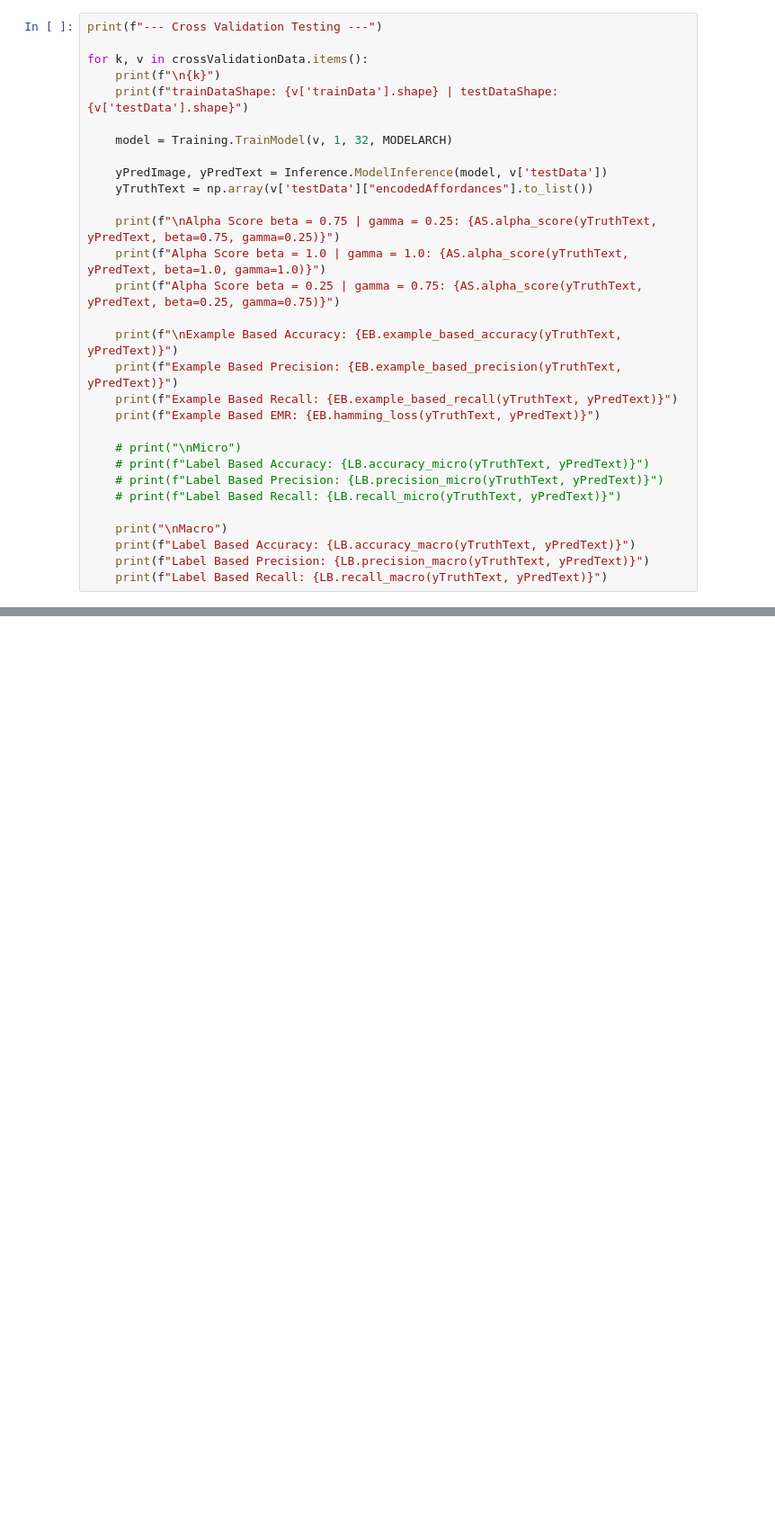
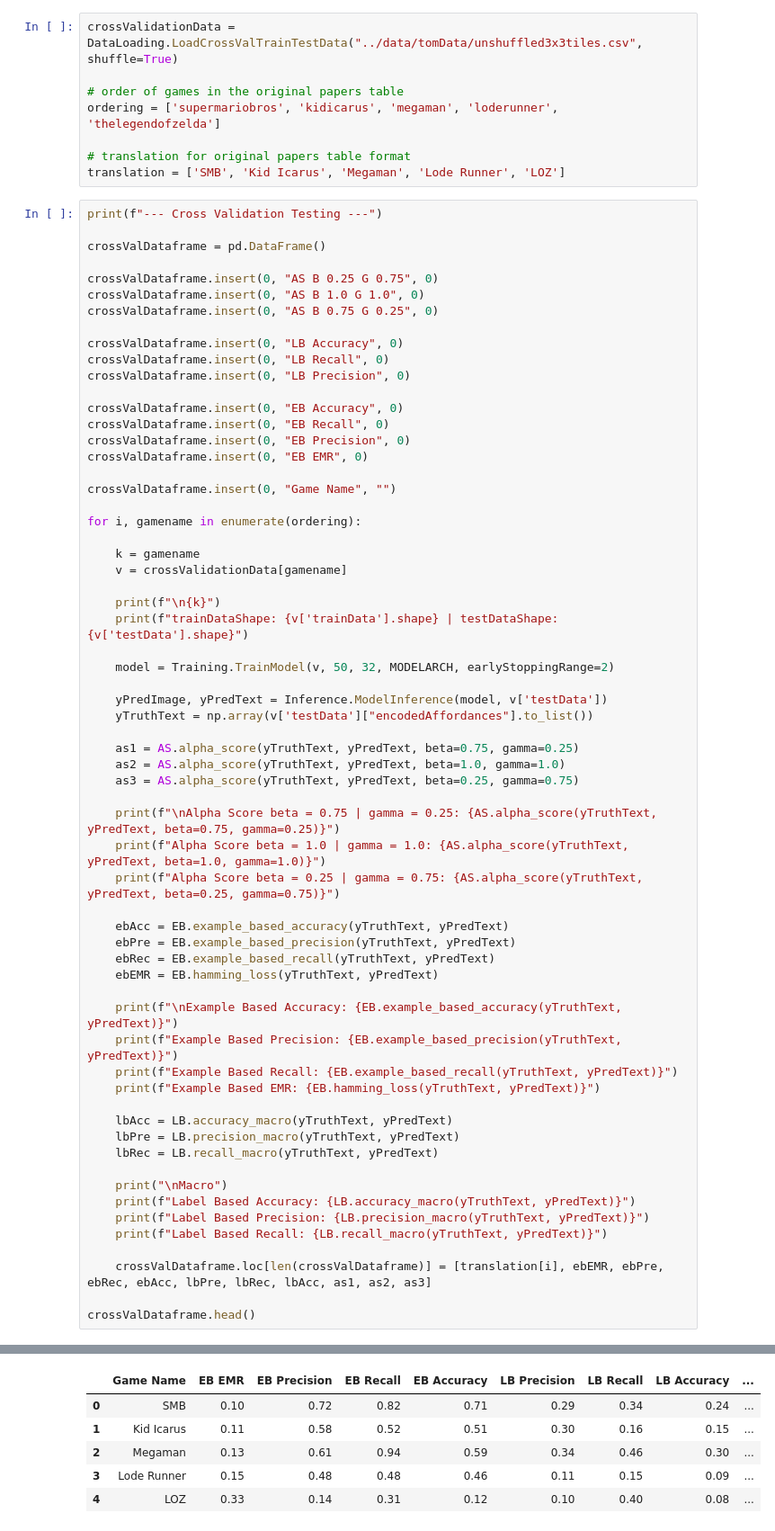
Before and after one commit to Surfytom/TileEmbeddingDissertation, a Jupyter notebook: srcTom/AutoEncoderCrossValidation.ipynb, the cells around one changed output, grey strips where cells are left out. Shown at 90% size. Cells and saved outputs as stored; diff of their text form; blank space fills up the shorter version.

```diff
--- a/srcTom/AutoEncoderCrossValidation.ipynb
+++ b/srcTom/AutoEncoderCrossValidation.ipynb
@@ -16,31 +15,72 @@ crossValidationData = DataLoading.LoadCrossValTrainTestData("../data/tomData/uns
+# %%
+crossValidationData = DataLoading.LoadCrossValTrainTestData("../data/tomData/unshuffled3x3tiles.csv", shuffle=True)
+
+# order of games in the original papers table
+ordering = ['supermariobros', 'kidicarus', 'megaman', 'loderunner', 'thelegendofzelda']
+
+# translation for original papers table format
+translation = ['SMB', 'Kid Icarus', 'Megaman', 'Lode Runner', 'LOZ']
 # %%
 print(f"--- Cross Validation Testing ---")
 
-for k, v in crossValidationData.items():
+crossValDataframe = pd.DataFrame()
+
+crossValDataframe.insert(0, "AS B 0.25 G 0.75", 0)
+crossValDataframe.insert(0, "AS B 1.0 G 1.0", 0)
+crossValDataframe.insert(0, "AS B 0.75 G 0.25", 0)
+
+crossValDataframe.insert(0, "LB Accuracy", 0)
+crossValDataframe.insert(0, "LB Recall", 0)
+crossValDataframe.insert(0, "LB Precision", 0)
+
+crossValDataframe.insert(0, "EB Accuracy", 0)
+crossValDataframe.insert(0, "EB Recall", 0)
+crossValDataframe.insert(0, "EB Precision", 0)
+crossValDataframe.insert(0, "EB EMR", 0)
+
+crossValDataframe.insert(0, "Game Name", "")
+
+for i, gamename in enumerate(ordering):
+
+    k = gamename
+    v = crossValidationData[gamename]
+
     print(f"\n{k}")
     print(f"trainDataShape: {v['trainData'].shape} | testDataShape: {v['testData'].shape}")
 
-    model = Training.TrainModel(v, 1, 32, MODELARCH)
+    model = Training.TrainModel(v, 50, 32, MODELARCH, earlyStoppingRange=2)
 
     yPredImage, yPredText = Inference.ModelInference(model, v['testData'])
     yTruthText = np.array(v['testData']["encodedAffordances"].to_list())
 
+    as1 = AS.alpha_score(yTruthText, yPredText, beta=0.75, gamma=0.25)
+    as2 = AS.alpha_score(yTruthText, yPredText, beta=1.0, gamma=1.0)
+    as3 = AS.alpha_score(yTruthText, yPredText, beta=0.25, gamma=0.75)
+
     print(f"\nAlpha Score beta = 0.75 | gamma = 0.25: {AS.alpha_score(yTruthText, yPredText, beta=0.75, gamma=0.25)}")
     print(f"Alpha Score beta = 1.0 | gamma = 1.0: {AS.alpha_score(yTruthText, yPredText, beta=1.0, gamma=1.0)}")
     print(f"Alpha Score beta = 0.25 | gamma = 0.75: {AS.alpha_score(yTruthText, yPredText, beta=0.25, gamma=0.75)}")
+
+    ebAcc = EB.example_based_accuracy(yTruthText, yPredText)
+    ebPre = EB.example_based_precision(yTruthText, yPredText)
+    ebRec = EB.example_based_recall(yTruthText, yPredText)
+    ebEMR = EB.hamming_loss(yTruthText, yPredText)
 
     print(f"\nExample Based Accuracy: {EB.example_based_accuracy(yTruthText, yPredText)}")
     print(f"Example Based Precision: {EB.example_based_precision(yTruthText, yPredText)}")
     print(f"Example Based Recall: {EB.example_based_recall(yTruthText, yPredText)}")
     print(f"Example Based EMR: {EB.hamming_loss(yTruthText, yPredText)}")
 
-    # print("\nMicro")
-    # print(f"Label Based Accuracy: {LB.accuracy_micro(yTruthText, yPredText)}")
-    # print(f"Label Based Precision: {LB.precision_micro(yTruthText, yPredText)}")
-    # print(f"Label Based Recall: {LB.recall_micro(yTruthText, yPredText)}")
+    lbAcc = LB.accuracy_macro(yTruthText, yPredText)
+    lbPre = LB.precision_macro(yTruthText, yPredText)
+    lbRec = LB.recall_macro(yTruthText, yPredText)
 
     print("\nMacro")
     print(f"Label Based Accuracy: {LB.accuracy_macro(yTruthText, yPredText)}")
     print(f"Label Based Precision: {LB.precision_macro(yTruthText, yPredText)}")
     print(f"Label Based Recall: {LB.recall_macro(yTruthText, yPredText)}")
+
+    crossValDataframe.loc[len(crossValDataframe)] = [translation[i], ebEMR, ebPre, ebRec, ebAcc, lbPre, lbRec, lbAcc, as1, as2, as3]
+
+crossValDataframe.head()
 # %% [output]
@@ -80,0 +172,6 @@ Label Based Recall: 0.27806249031653774
+|  | Game Name | EB EMR | EB Precision | EB Recall | EB Accuracy | LB Precision | LB Recall | LB Accuracy | ... |
+| 0 | SMB | 0.10 | 0.72 | 0.82 | 0.71 | 0.29 | 0.34 | 0.24 | ... |
+| 1 | Kid Icarus | 0.11 | 0.58 | 0.52 | 0.51 | 0.30 | 0.16 | 0.15 | ... |
+| 2 | Megaman | 0.13 | 0.61 | 0.94 | 0.59 | 0.34 | 0.46 | 0.30 | ... |
+| 3 | Lode Runner | 0.15 | 0.48 | 0.48 | 0.46 | 0.11 | 0.15 | 0.09 | ... |
+| 4 | LOZ | 0.33 | 0.14 | 0.31 | 0.12 | 0.10 | 0.40 | 0.08 | ... |
```
Also changed, not shown: parts of 5 cells of this notebook, 11 other files.
